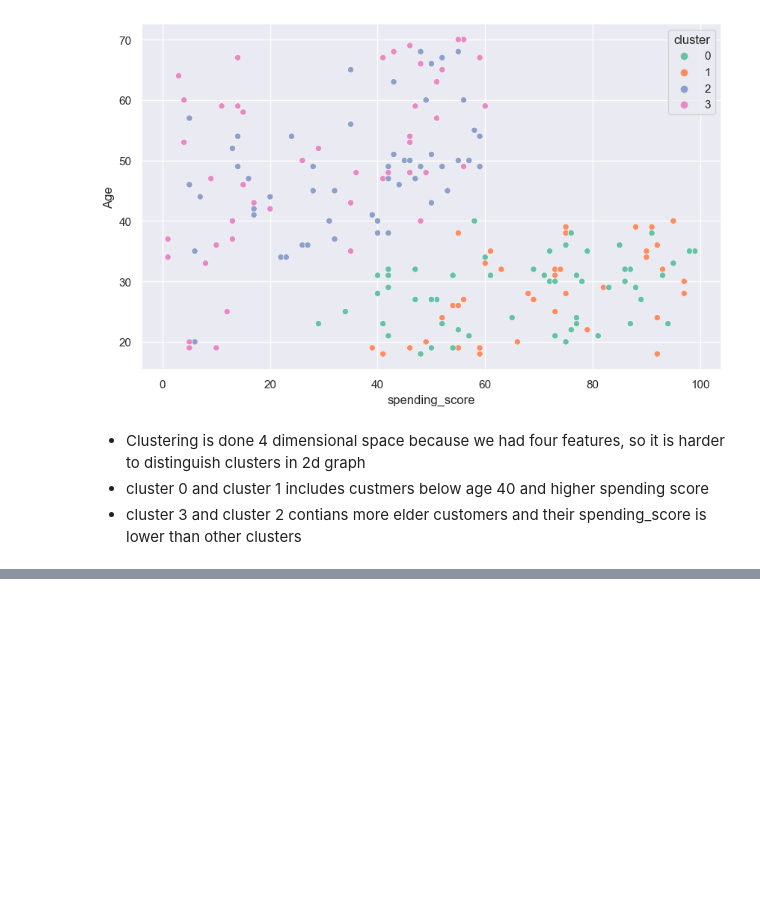
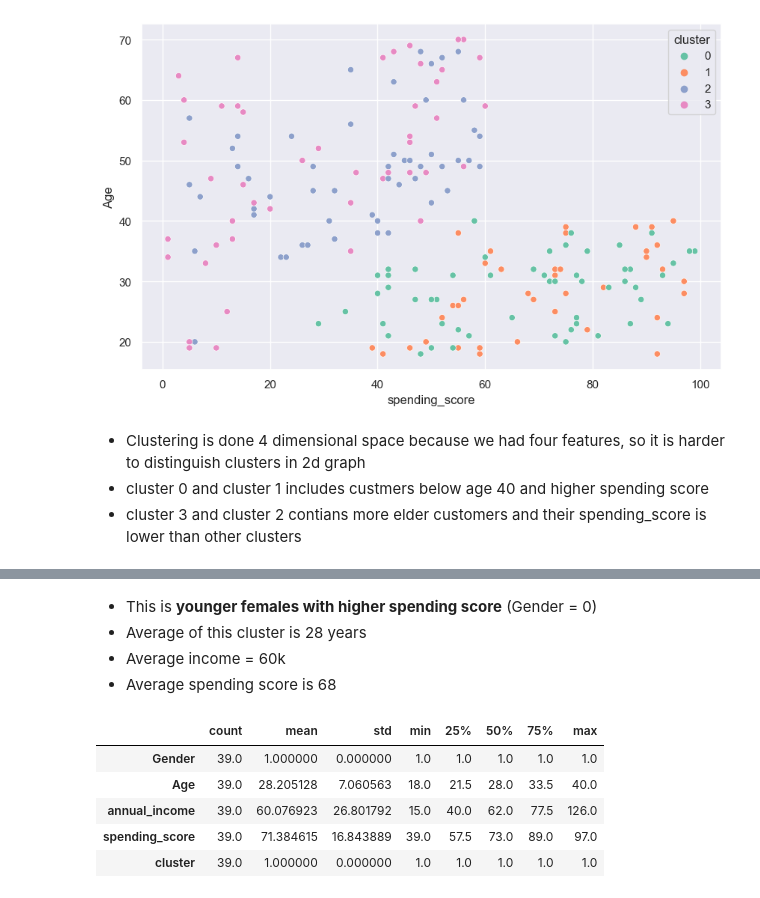
Before and after one commit to mubarakmayyeri/customer-segmentaion, a Jupyter notebook: customer_segmentaion.ipynb, the cells around one changed output, grey strips where cells are left out. Cells and saved outputs as stored; diff of their text form; code cells hidden in the pictures; blank space fills up the shorter version.

```diff
--- a/customer_segmentaion.ipynb
+++ b/customer_segmentaion.ipynb
@@ -277,0 +294,14 @@ sns.scatterplot(x='spending_score', y='Age', data=df, hue='cluster', palette='Se
+# %% [markdown]
+* This is **younger females with higher spending score** (Gender = 0)
+* Average of this cluster is 28 years
+* Average income = 60k
+* Average spending score is 68
+# %%
+cluster_1.describe().T
+# %% [output]
+|  | count | mean | std | min | 25% | 50% | 75% | max |
+| Gender | 39.0 | 1.000000 | 0.000000 | 1.0 | 1.0 | 1.0 | 1.0 | 1.0 |
+| Age | 39.0 | 28.205128 | 7.060563 | 18.0 | 21.5 | 28.0 | 33.5 | 40.0 |
+| annual_income | 39.0 | 60.076923 | 26.801792 | 15.0 | 40.0 | 62.0 | 77.5 | 126.0 |
+| spending_score | 39.0 | 71.384615 | 16.843889 | 39.0 | 57.5 | 73.0 | 89.0 | 97.0 |
+| cluster | 39.0 | 1.000000 | 0.000000 | 1.0 | 1.0 | 1.0 | 1.0 | 1.0 |
```
Also changed, not shown: parts of 10 cells of this notebook.
